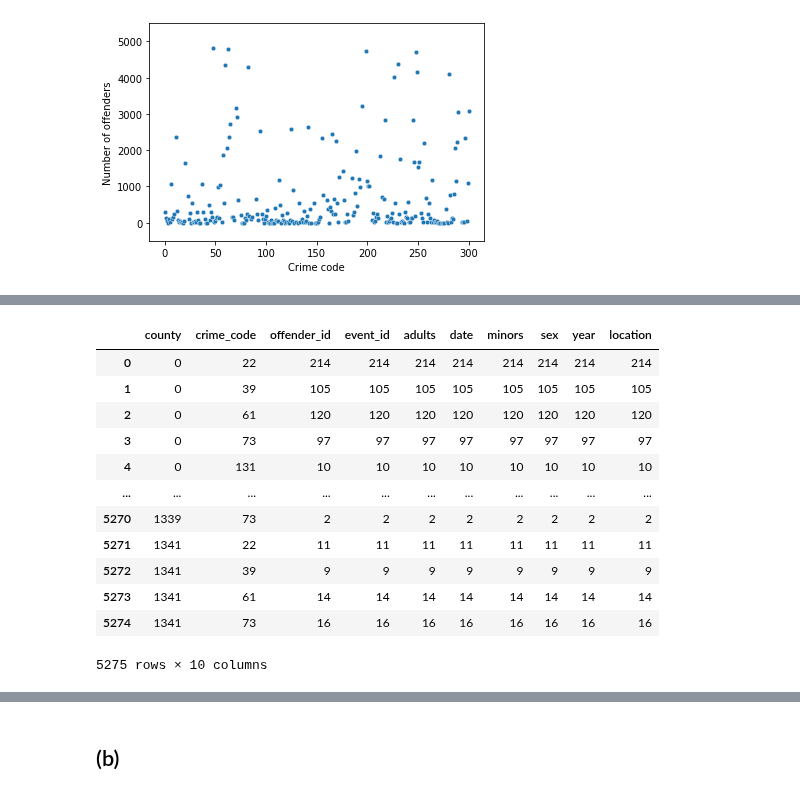
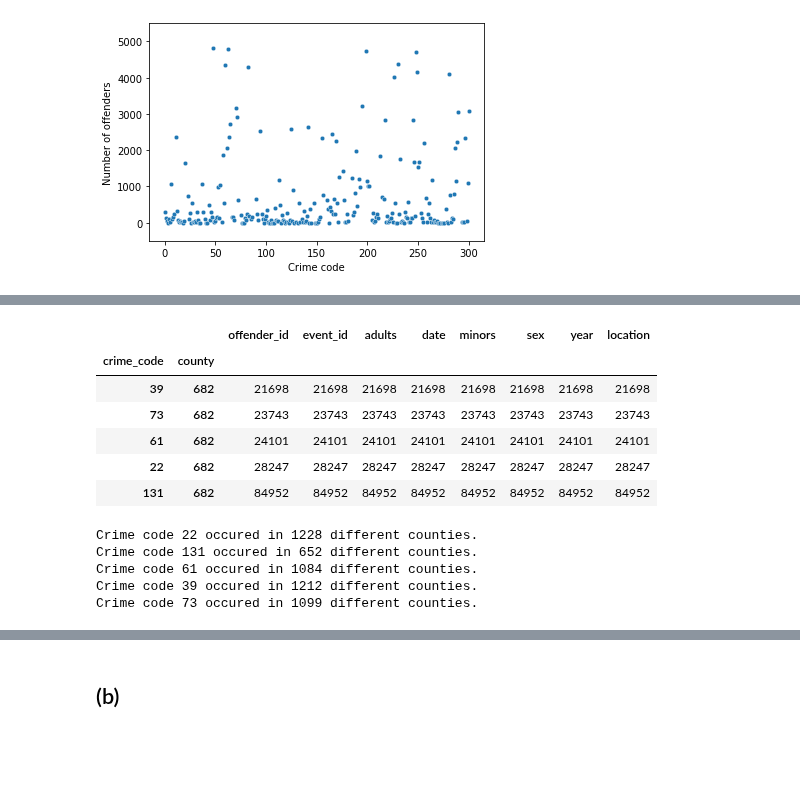
Before and after one commit to pipeton8/6.439-stats-comp-applications, a Jupyter notebook: Assignments/4 - Networks/6.439 - Problem Set 4.ipynb, the cells around one changed output, grey strips where cells are left out. Cells and saved outputs as stored; diff of their text form; code cells hidden in the pictures; blank space fills up the shorter version.

```diff
--- a/Assignments/4 - Networks/6.439 - Problem Set 4.ipynb
+++ b/Assignments/4 - Networks/6.439 - Problem Set 4.ipynb
@@ -224,16 +227,0 @@ location_of_most_offenders.reset_index(inplace=True)
-# %%
-location_of_most_offenders
-# %% [output]
-|  | county | crime_code | offender_id | event_id | adults | date | minors | sex | year | location |
-| 0 | 0 | 22 | 214 | 214 | 214 | 214 | 214 | 214 | 214 | 214 |
-| 1 | 0 | 39 | 105 | 105 | 105 | 105 | 105 | 105 | 105 | 105 |
-| 2 | 0 | 61 | 120 | 120 | 120 | 120 | 120 | 120 | 120 | 120 |
-| 3 | 0 | 73 | 97 | 97 | 97 | 97 | 97 | 97 | 97 | 97 |
-| 4 | 0 | 131 | 10 | 10 | 10 | 10 | 10 | 10 | 10 | 10 |
-| ... | ... | ... | ... | ... | ... | ... | ... | ... | ... | ... |
-| 5270 | 1339 | 73 | 2 | 2 | 2 | 2 | 2 | 2 | 2 | 2 |
-| 5271 | 1341 | 22 | 11 | 11 | 11 | 11 | 11 | 11 | 11 | 11 |
-| 5272 | 1341 | 39 | 9 | 9 | 9 | 9 | 9 | 9 | 9 | 9 |
-| 5273 | 1341 | 61 | 14 | 14 | 14 | 14 | 14 | 14 | 14 | 14 |
-| 5274 | 1341 | 73 | 16 | 16 | 16 | 16 | 16 | 16 | 16 | 16 |
-5275 rows × 10 columns
@@ -242,2 +228,23 @@ location_of_most_offenders = co_off[co_off['crime_code'].isin(most_offenders)]
+# %%
+location_of_most_offenders.groupby(by=['crime_code', 'county']).count().sort_values(by='offender_id').iloc[-5:]
+# %% [output]
+|  |  | offender_id | event_id | adults | date | minors | sex | year | location |
+| crime_code | county |  |  |  |  |  |  |  |  |
+| 39 | 682 | 21698 | 21698 | 21698 | 21698 | 21698 | 21698 | 21698 | 21698 |
+| 73 | 682 | 23743 | 23743 | 23743 | 23743 | 23743 | 23743 | 23743 | 23743 |
+| 61 | 682 | 24101 | 24101 | 24101 | 24101 | 24101 | 24101 | 24101 | 24101 |
+| 22 | 682 | 28247 | 28247 | 28247 | 28247 | 28247 | 28247 | 28247 | 28247 |
+| 131 | 682 | 84952 | 84952 | 84952 | 84952 | 84952 | 84952 | 84952 | 84952 |
+# %%
+for crime in most_offenders_list:
+  data = location_of_most_offenders[location_of_most_offenders['crime_code'] == crime]
+  number_of_counties = data['county'].unique().size
+  print(f"Crime code {crime} occured in {number_of_counties} different counties.")
+# %% [output]
+Crime code 22 occured in 1228 different counties.
+Crime code 131 occured in 652 different counties.
+Crime code 61 occured in 1084 different counties.
+Crime code 39 occured in 1212 different counties.
+Crime code 73 occured in 1099 different counties.
 # %%
 # Axis offsets
```
Also changed, not shown: parts of 7 cells of this notebook.
